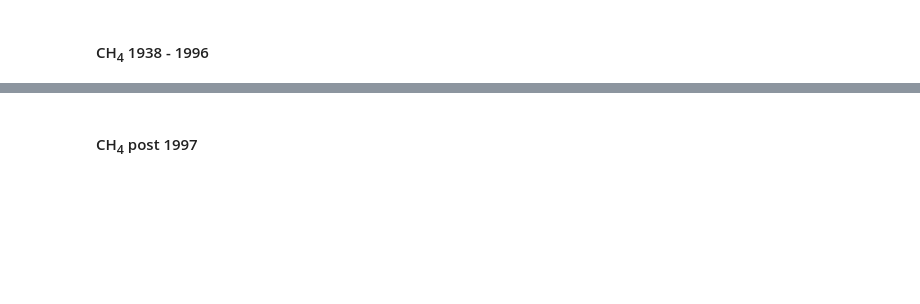
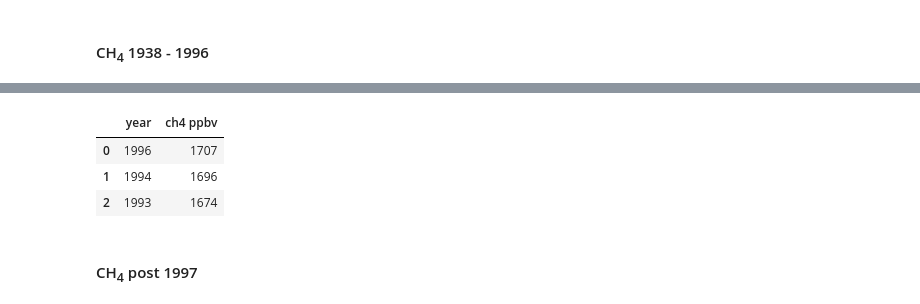
Before and after one commit to nurbujang/2progdaw23, a Jupyter notebook: project2.ipynb, the cells around one changed output, grey strips where cells are left out. Saved outputs shown, nothing was run; the diff lists cells and outputs as text; code cells hidden in the pictures; blank space fills up the shorter version.

```diff
--- a/project2.ipynb
+++ b/project2.ipynb
@@ -488,3 +519,11 @@ ch4_1938_1996_split.tail
+# %%
+df_ch4_1938_1996.rename(columns = {'age_CH4':'year', 'CH4ppb':'ch4 ppbv'}, inplace=True)
+df_ch4_1938_1996.head(3)
+# %% [output]
+|  | year | ch4 ppbv |
+| 0 | 1996 | 1707 |
+| 1 | 1994 | 1696 |
+| 2 | 1993 | 1674 |
 # %% [markdown]
 #### CH<sub>4</sub> post 1997
 # %%
```
Also changed, not shown: parts of 40 cells of this notebook, 2 other files.
